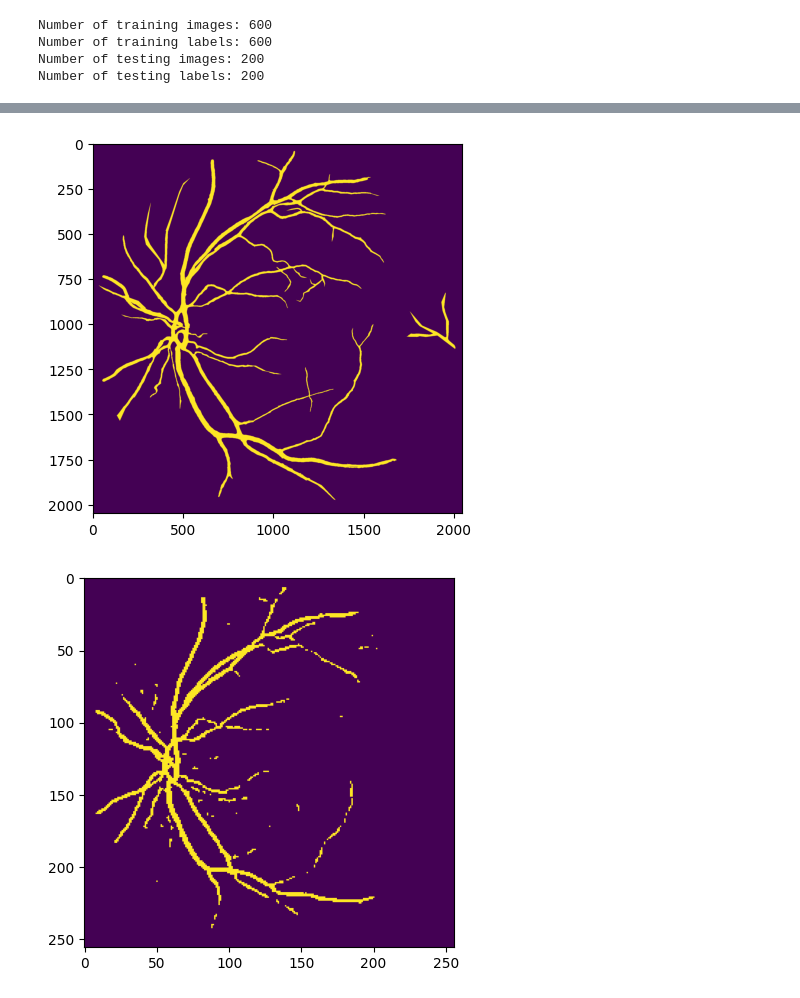
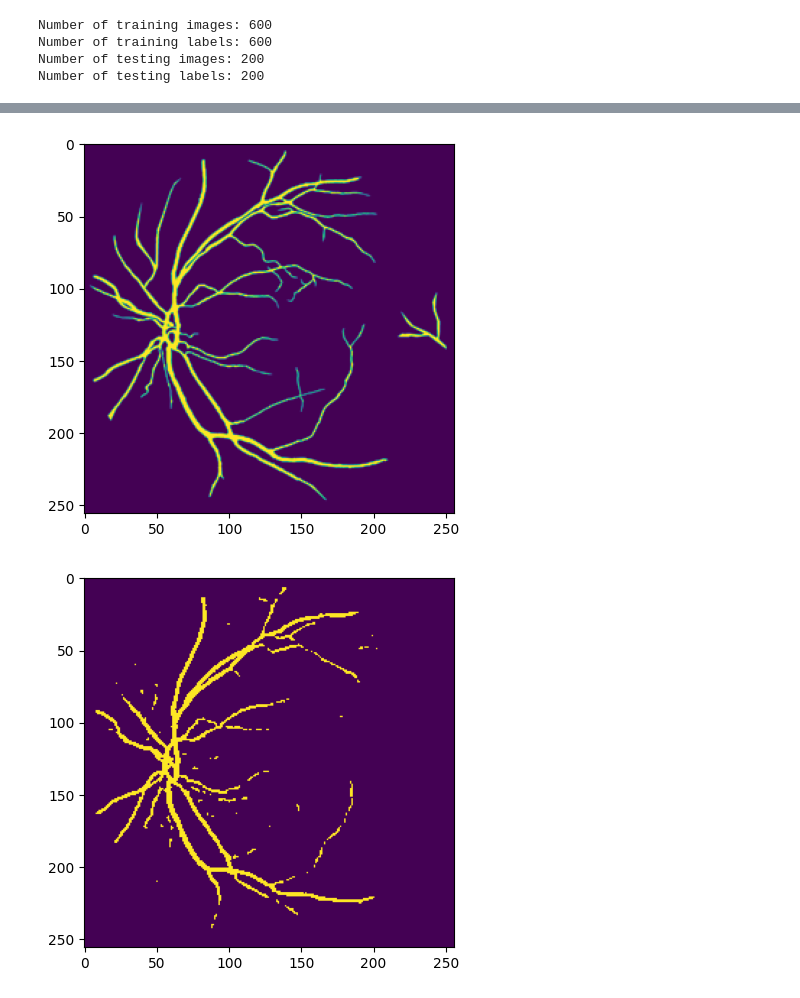
Before and after one commit to mathis-saunier/MIA-eyes-vessel-segmentation, a Jupyter notebook: notebooks/mise_au_propre.ipynb, the cells around one changed output, grey strips where cells are left out. Cells and saved outputs as stored; diff of their text form; code cells hidden in the pictures.

```diff
--- a/notebooks/mise_au_propre.ipynb
+++ b/notebooks/mise_au_propre.ipynb
@@ -137,15 +121,16 @@ state_dict = torch.load(path, map_location=device)
 model.load_state_dict(state_dict)
 
 from src.models.predict import predict
-preds = predict(model, mini_test_loader, device)
+preds, f1_scores = predict(model, mini_test_loader, device)
 # %%
-truth = load_label(test_label[0])
+# Affiche test_label[0] en reshape (256, 256) pour comparer avec la prédiction
+truth = load_label(test_label[0]).resize((256, 256))
 plt.imshow(truth)
 plt.show()
 
 pred = preds[0].to('cpu').squeeze().detach().numpy()
 plt.imshow(pred)
 plt.show()
 # %% [output]
-[figure, old version]
+[figure, new version]
 [figure]
```
Also changed, not shown: parts of 3 cells of this notebook, 2 other files.
